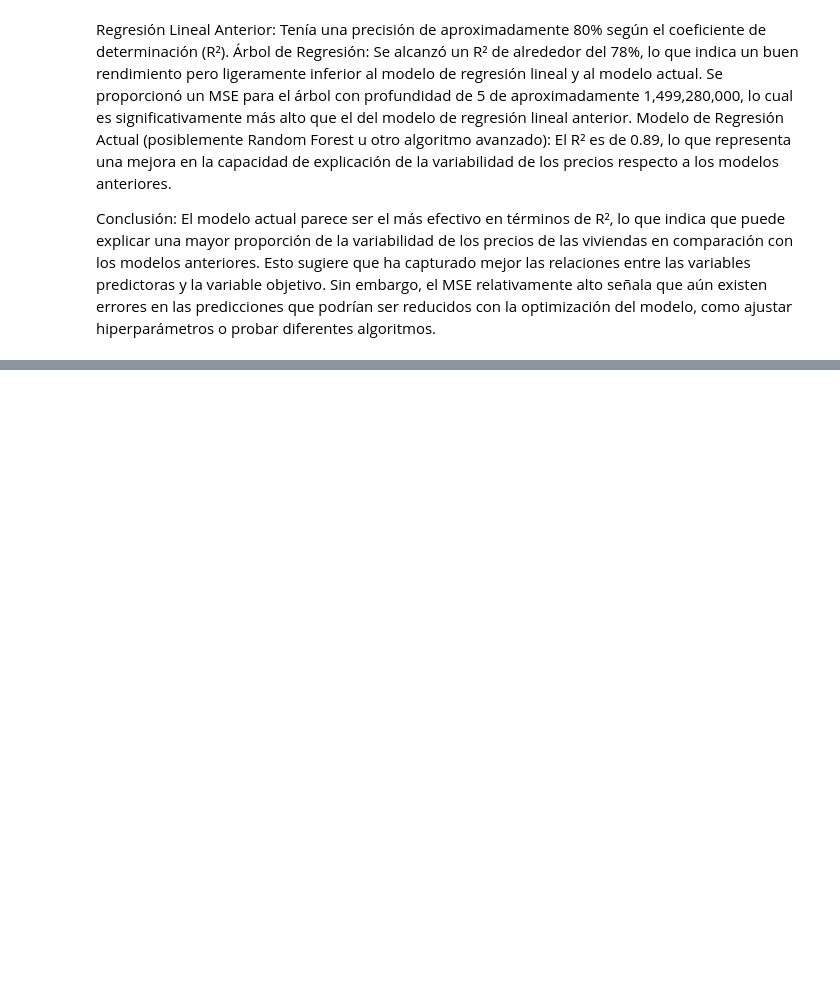
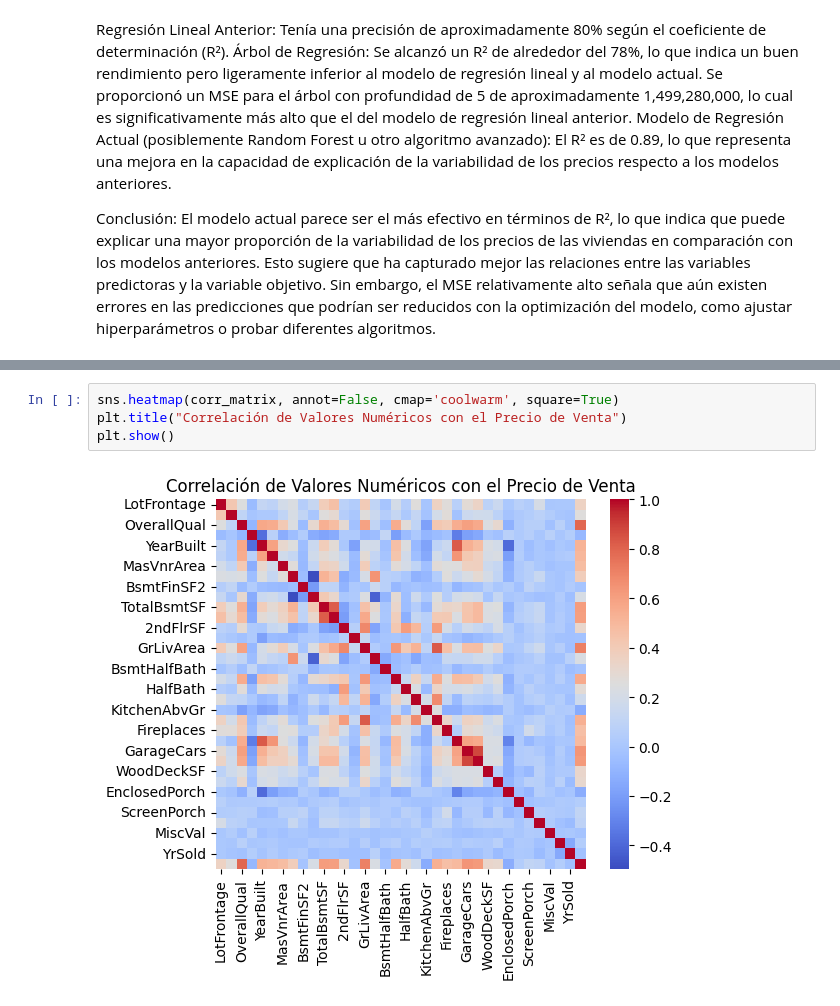
Before and after one commit to AGM54/minhoj, a Jupyter notebook: Model.ipynb, the cells around one changed output, grey strips where cells are left out. Saved outputs shown, nothing was run; the diff lists cells and outputs as text; blank space fills up the shorter version.

```diff
--- a/Model.ipynb
+++ b/Model.ipynb
@@ -427,0 +462,6 @@ El modelo actual parece ser el más efectivo en términos de R², lo que indica
+# %%
+sns.heatmap(corr_matrix, annot=False, cmap='coolwarm', square=True)
+plt.title("Correlación de Valores Numéricos con el Precio de Venta")
+plt.show()
+# %% [output]
+[figure, added]
```
Also changed, not shown: parts of 6 cells of this notebook.
